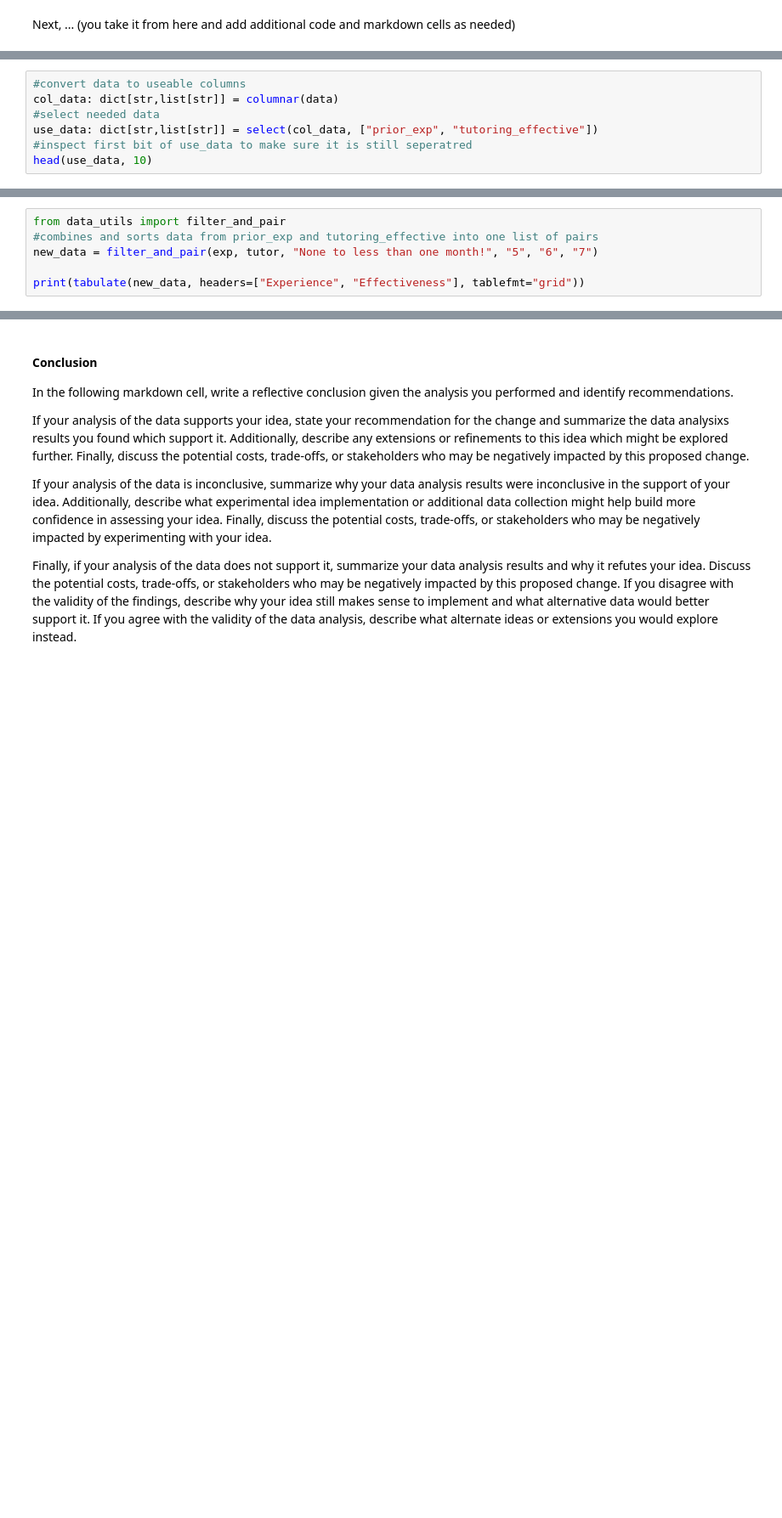
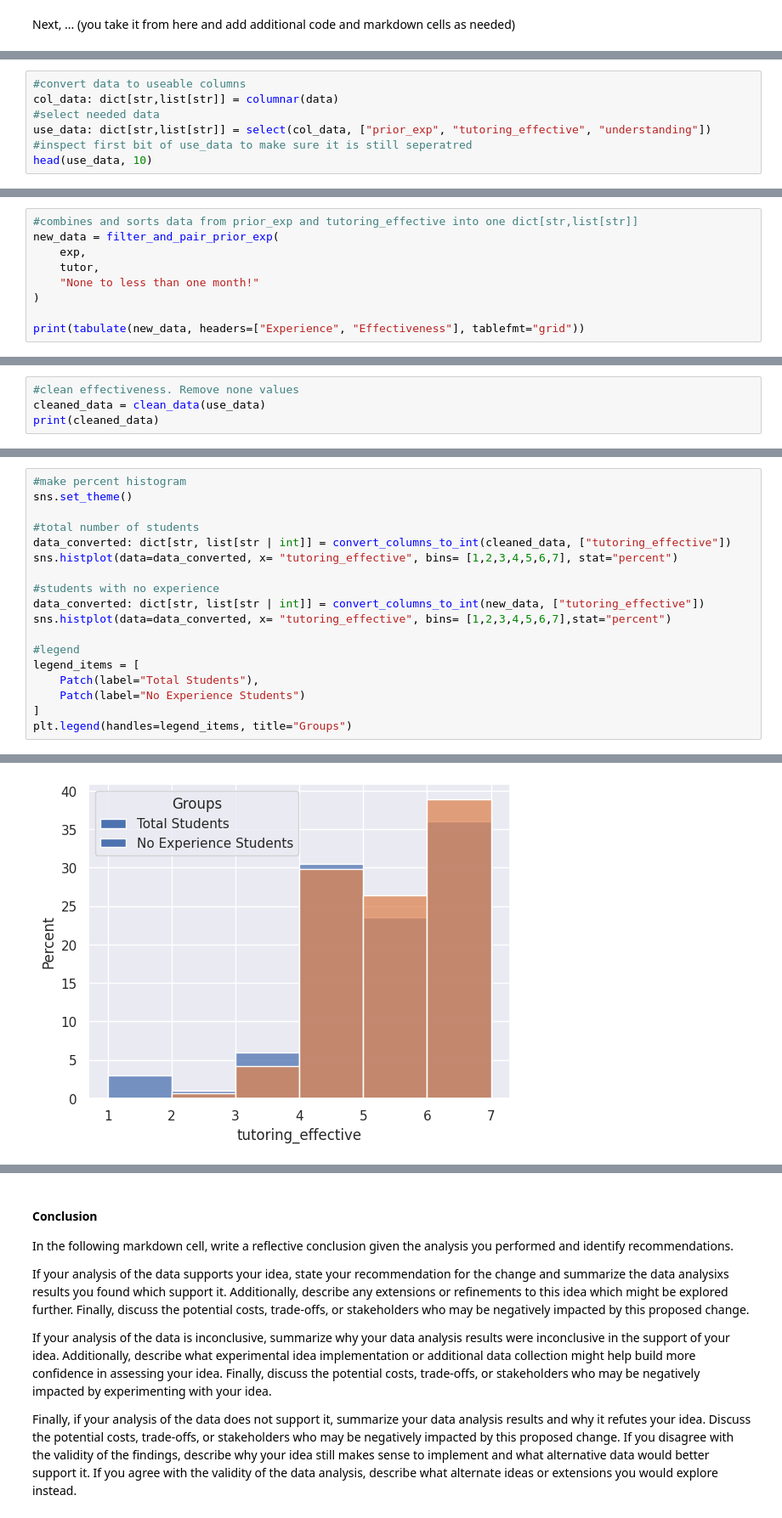
Before and after one commit to jdherr137/comp110-26s-workspace, a Jupyter notebook: exercises/ex09/analysis.ipynb, the cells around one changed output, grey strips where cells are left out. Shown at 85% size. Saved outputs shown, nothing was run; the diff lists cells and outputs as text; blank space fills up the shorter version.

Commit message:
Graphs

```diff
--- a/exercises/ex09/analysis.ipynb
+++ b/exercises/ex09/analysis.ipynb
@@ -493,6 +494,6 @@ tutor: list[str] = column_values(data, "tutoring_effective")
 #convert data to useable columns
 col_data: dict[str,list[str]] = columnar(data)
 #select needed data
-use_data: dict[str,list[str]] = select(col_data, ["prior_exp", "tutoring_effective"])
+use_data: dict[str,list[str]] = select(col_data, ["prior_exp", "tutoring_effective", "understanding"])
 #inspect first bit of use_data to make sure it is still seperatred
 head(use_data, 10)
@@ -506,7 +513,10 @@ filter_effective(tutor, "5", "6", "7" )
 # %%
-from data_utils import filter_and_pair
-#combines and sorts data from prior_exp and tutoring_effective into one list of pairs
-new_data = filter_and_pair(exp, tutor, "None to less than one month!", "5", "6", "7")
+#combines and sorts data from prior_exp and tutoring_effective into one dict[str,list[str]]
+new_data = filter_and_pair_prior_exp(
+    exp,
+    tutor,
+    "None to less than one month!"
+)
 
 print(tabulate(new_data, headers=["Experience", "Effectiveness"], tablefmt="grid"))
 # %% [output]
@@ -513,0 +540,4 @@ print(tabulate(new_data, headers=["Experience", "Effectiveness"], tablefmt="grid
+# %%
+#clean effectiveness. Remove none values
+cleaned_data = clean_data(use_data)
+print(cleaned_data)
@@ -513,0 +546,19 @@ print(tabulate(new_data, headers=["Experience", "Effectiveness"], tablefmt="grid
+# %%
+#make percent histogram
+sns.set_theme()
+
+#total number of students
+data_converted: dict[str, list[str | int]] = convert_columns_to_int(cleaned_data, ["tutoring_effective"])
+sns.histplot(data=data_converted, x= "tutoring_effective", bins= [1,2,3,4,5,6,7], stat="percent")
+
+#students with no experience
+data_converted: dict[str, list[str | int]] = convert_columns_to_int(new_data, ["tutoring_effective"])
+sns.histplot(data=data_converted, x= "tutoring_effective", bins= [1,2,3,4,5,6,7],stat="percent")
+
+#legend
+legend_items = [
+    Patch(label="Total Students"),
+    Patch(label="No Experience Students")
+]
+plt.legend(handles=legend_items, title="Groups")
+# %% [output]
@@ -513,0 +566 @@ print(tabulate(new_data, headers=["Experience", "Effectiveness"], tablefmt="grid
+[figure, added]
```
Also changed, not shown: parts of 10 cells of this notebook, 1 other file.
